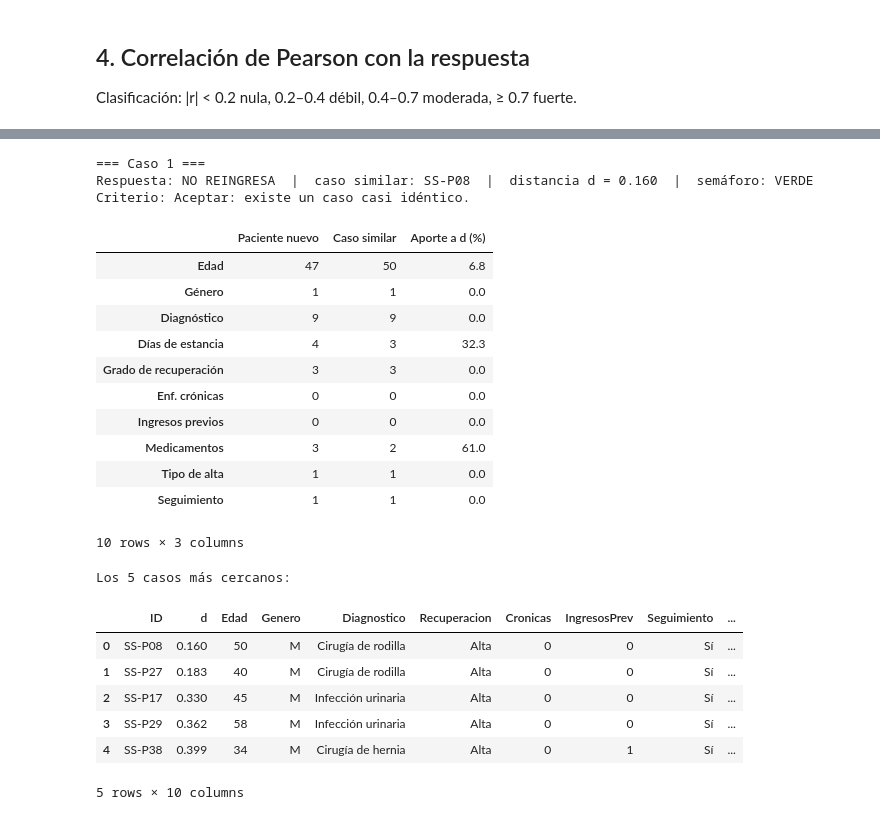
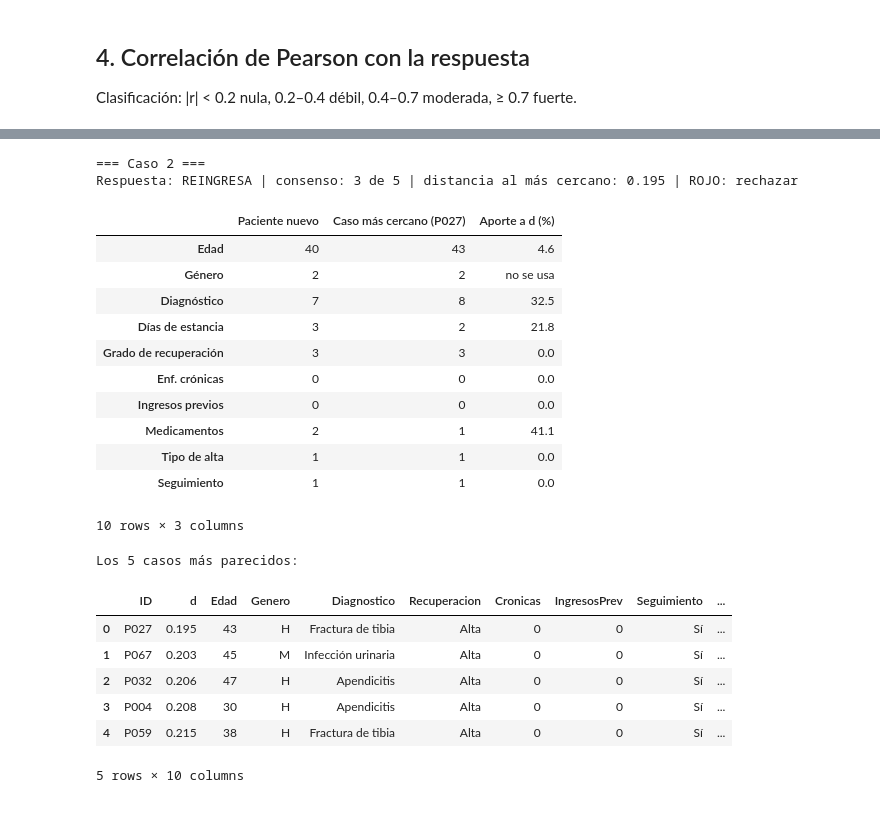
Before and after one commit to Niettzche/ia-responsable-reingreso-30-dias, a Jupyter notebook: IA_Responsable_Reingreso_30_dias.ipynb, the cells around one changed output, grey strips where cells are left out. Cells and saved outputs as stored; diff of their text form; code cells hidden in the pictures.

```diff
--- a/IA_Responsable_Reingreso_30_dias.ipynb
+++ b/IA_Responsable_Reingreso_30_dias.ipynb
@@ -152,6 +152,8 @@ GRAVEDAD = {
 VARS = ['Edad', 'Género', 'Diagnóstico', 'Días de estancia', 'Grado de recuperación',
         'Enf. crónicas', 'Ingresos previos', 'Medicamentos', 'Tipo de alta', 'Seguimiento']
 RESP = 'Reingreso 30 días'
+G = VARS.index('Género')
+SIN_GENERO = [j for j in range(len(VARS)) if j != G]
 
 def codificar(d):
     e = pd.DataFrame(index=d.index)
@@ -169,8 +171,8 @@ def codificar(d):
     return e
 
 E = codificar(df)
-SS = (df.Origen == 'SS').values
-CS = ~SS
+X_all, y_all, N = E[VARS].values.astype(float), E[RESP].values, len(df)
+MRANGE = np.column_stack([X_all.min(0), X_all.max(0)])
 E.head()
 # %% [output]
 |  | Edad | Género | Diagnóstico | Días de estancia | Grado de recuperación | Enf. crónicas | ... |
@@ -380,0 +421,13 @@ pd.Series({'Base sin sesgo': contrafactual(IDX_SS), 'Base con sesgo': contrafact
+# %%
+HOMBRE, MUJER, MAYOR = X_all[:, G] == 2, X_all[:, G] == 1, X_all[:, 0] >= 65
+GRUPOS = {'Global': np.ones(N, bool), 'Hombres': HOMBRE, 'Mujeres': MUJER, '65 o más': MAYOR, 'Menos de 65': ~MAYOR}
+
+def metricas(yt, yp):
+    vp = int(((yt == 1) & (yp == 1)).sum()); fn = int(((yt == 1) & (yp == 0)).sum())
+    fp = int(((yt == 0) & (yp == 1)).sum()); vn = int(((yt == 0) & (yp == 0)).sum())
+    pct = lambda a, b: round(100 * a / b) if b else np.nan
+    return {'n': len(yt), 'VP': vp, 'FN': fn, 'FP': fp, 'VN': vn, 'Exactitud %': pct(vp + vn, len(yt)),
+            'Sensibilidad %': pct(vp, vp + fn), 'Especificidad %': pct(vn, vn + fp), 'Precisión %': pct(vp, vp + fp)}
+
+tabla_met = pd.DataFrame({(a, g): metricas(y_all[m], PRED[a][m]) for a in AGENTES for g, m in GRUPOS.items()}).T
+tabla_met
@@ -382,0 +504,19 @@ pd.Series({'Base sin sesgo': contrafactual(IDX_SS), 'Base con sesgo': contrafact
+# %%
+def explicar(x, titulo):
+    a = AgenteXAI(np.array(x, float))
+    print(f"=== {titulo} ===")
+    print(f"Respuesta: {'REINGRESA' if a['resp'] else 'NO REINGRESA'} | consenso: {a['consenso']} de 5 "
+          f"| distancia al más cercano: {a['d'][0]:.3f} | {a['color']}")
+    j = a['vec'][0]
+    aporte = dict(zip([VARS[c] for c in SIN_GENERO], a['aporte'].round(1)))
+    display(pd.DataFrame({'Paciente nuevo': x, f'Caso más cercano ({df.ID[j]})': X_all[j].astype(int),
+                          'Aporte a d (%)': [aporte.get(v, 'no se usa') for v in VARS]}, index=VARS))
+    vec = df.iloc[a['vec']][['ID', 'Edad', 'Genero', 'Diagnostico', 'Recuperacion', 'Cronicas',
+                             'IngresosPrev', 'Seguimiento', 'Reingreso']].copy()
+    vec.insert(1, 'd', a['d'].round(3))
+    print('Los 5 casos más parecidos:')
+    display(vec.reset_index(drop=True))
+
+# Caso 1: mujer de 80 años, EPOC, 11 días, recuperación baja, 3 crónicas, 2 ingresos previos,
+#         8 medicamentos, alta con cuidados, sin seguimiento
+explicar([80, 1, 4, 11, 1, 3, 2, 8, 2, 0], 'Caso 1')
@@ -383,28 +546,27 @@ pd.Series({'Base sin sesgo': contrafactual(IDX_SS), 'Base con sesgo': contrafact
 # %%
-# Caso 1: mujer de 47 años, cirugía de rodilla, 4 días, recuperación alta, 0 crónicas, 0 ingresos previos,
-#         3 medicamentos, alta a domicilio, con seguimiento
-explicar([47, 1, 9, 4, 3, 0, 0, 3, 1, 1], 'Caso 1')
+# Caso 2: hombre de 40 años, apendicitis, 3 días, recuperación alta, 0 crónicas, 0 ingresos previos,
+#         2 medicamentos, alta a domicilio, con seguimiento
+explicar([40, 2, 7, 3, 3, 0, 0, 2, 1, 1], 'Caso 2')
 # %% [output]
-=== Caso 1 ===
-Respuesta: NO REINGRESA  |  caso similar: SS-P08  |  distancia d = 0.160  |  semáforo: VERDE
-Criterio: Aceptar: existe un caso casi idéntico.
+=== Caso 2 ===
+Respuesta: REINGRESA | consenso: 3 de 5 | distancia al más cercano: 0.195 | ROJO: rechazar
-|  | Paciente nuevo | Caso similar | Aporte a d (%) |
-| Edad | 47 | 50 | 6.8 |
-| Género | 1 | 1 | 0.0 |
-| Diagnóstico | 9 | 9 | 0.0 |
-| Días de estancia | 4 | 3 | 32.3 |
+|  | Paciente nuevo | Caso más cercano (P027) | Aporte a d (%) |
+| Edad | 40 | 43 | 4.6 |
+| Género | 2 | 2 | no se usa |
+| Diagnóstico | 7 | 8 | 32.5 |
+| Días de estancia | 3 | 2 | 21.8 |
 | Grado de recuperación | 3 | 3 | 0.0 |
 | Enf. crónicas | 0 | 0 | 0.0 |
 | Ingresos previos | 0 | 0 | 0.0 |
-| Medicamentos | 3 | 2 | 61.0 |
+| Medicamentos | 2 | 1 | 41.1 |
 | Tipo de alta | 1 | 1 | 0.0 |
 | Seguimiento | 1 | 1 | 0.0 |
 10 rows × 3 columns
-Los 5 casos más cercanos:
+Los 5 casos más parecidos:
 |  | ID | d | Edad | Genero | Diagnostico | Recuperacion | Cronicas | IngresosPrev | Seguimiento | ... |
-| 0 | SS-P08 | 0.160 | 50 | M | Cirugía de rodilla | Alta | 0 | 0 | Sí | ... |
-| 1 | SS-P27 | 0.183 | 40 | M | Cirugía de rodilla | Alta | 0 | 0 | Sí | ... |
-| 2 | SS-P17 | 0.330 | 45 | M | Infección urinaria | Alta | 0 | 0 | Sí | ... |
-| 3 | SS-P29 | 0.362 | 58 | M | Infección urinaria | Alta | 0 | 0 | Sí | ... |
-| 4 | SS-P38 | 0.399 | 34 | M | Cirugía de hernia | Alta | 0 | 1 | Sí | ... |
+| 0 | P027 | 0.195 | 43 | H | Fractura de tibia | Alta | 0 | 0 | Sí | ... |
+| 1 | P067 | 0.203 | 45 | M | Infección urinaria | Alta | 0 | 0 | Sí | ... |
+| 2 | P032 | 0.206 | 47 | H | Apendicitis | Alta | 0 | 0 | Sí | ... |
+| 3 | P004 | 0.208 | 30 | H | Apendicitis | Alta | 0 | 0 | Sí | ... |
+| 4 | P059 | 0.215 | 38 | H | Fractura de tibia | Alta | 0 | 0 | Sí | ... |
 5 rows × 10 columns
```
Also changed, not shown: parts of 30 cells of this notebook, 1 other file.
